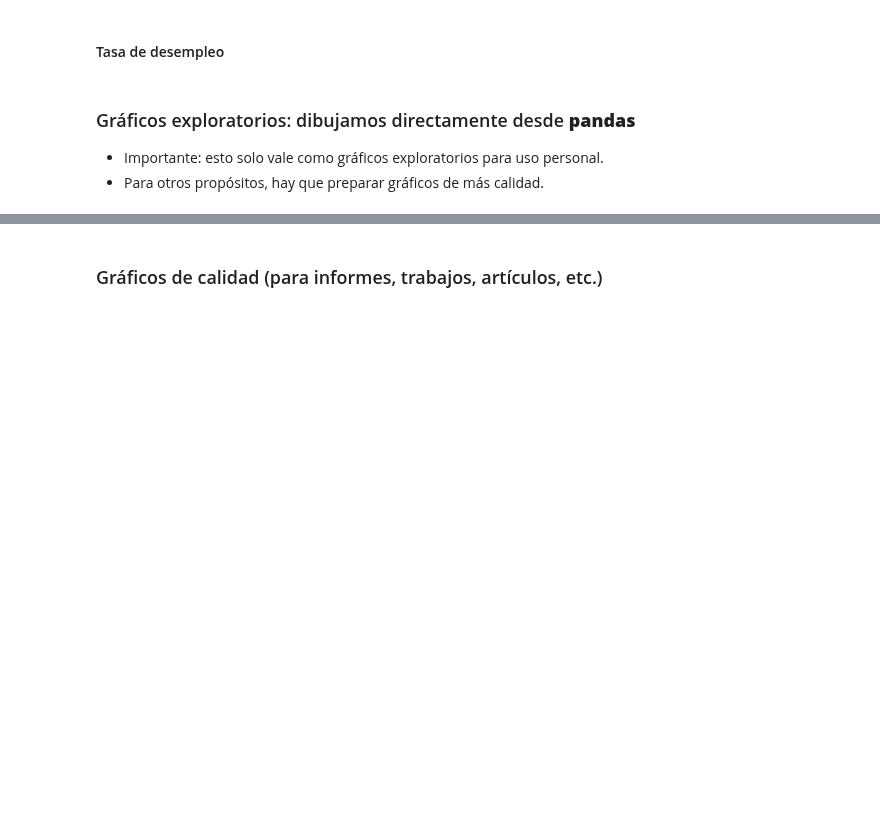
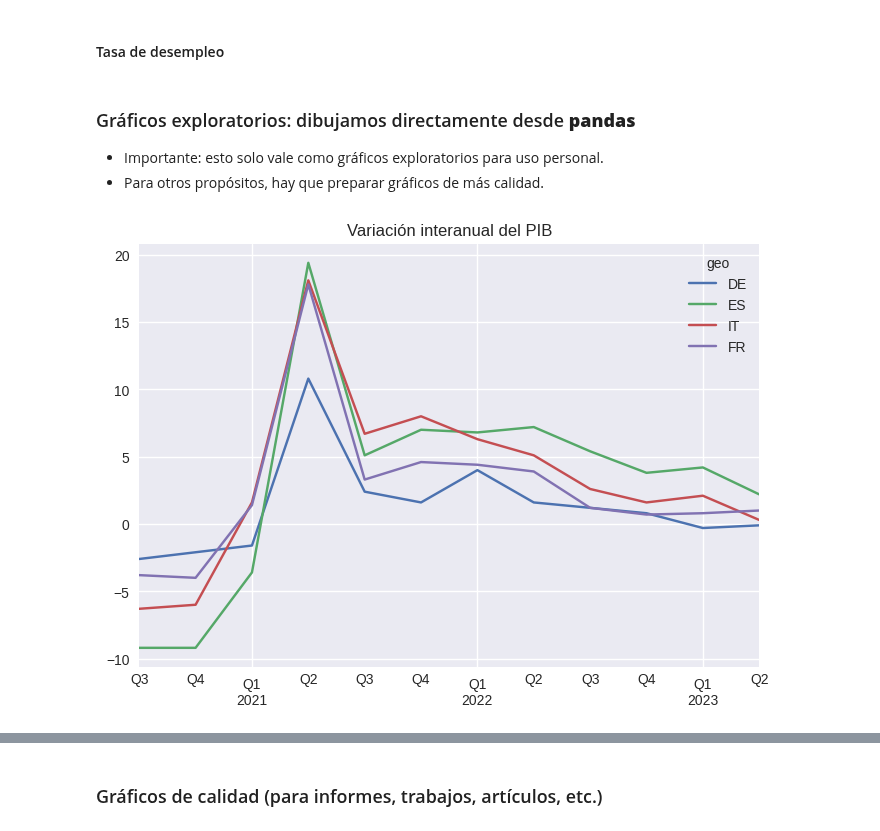
Before and after one commit to otoperalias/Coyuntura, a Jupyter notebook: clases/Tema2_Visualizacion.ipynb, the cells around one changed output, grey strips where cells are left out. Saved outputs shown, nothing was run; the diff lists cells and outputs as text; code cells hidden in the pictures; blank space fills up the shorter version.

```diff
--- a/clases/Tema2_Visualizacion.ipynb
+++ b/clases/Tema2_Visualizacion.ipynb
@@ -139,8 +137,11 @@ tp=tp.loc["2020-07":]
 * Para otros propósitos, hay que preparar gráficos de más calidad.
 # %%
 # Tasa de variación del PIB para una selección de países
-paises=['DE','ES','IT','PT','FR','PL']
-pib[paises].plot(title="Variación intertrimestral del PIB")
+paises=['DE','ES','IT','FR']
+pib[paises].plot(title="Variación interanual del PIB")
+plt.show()
+# %% [output]
+[figure, added]
 # %%
 # Grafico de barras para media del periodo
 pib_med=pib.mean()
```
Also changed, not shown: parts of 27 cells of this notebook.
